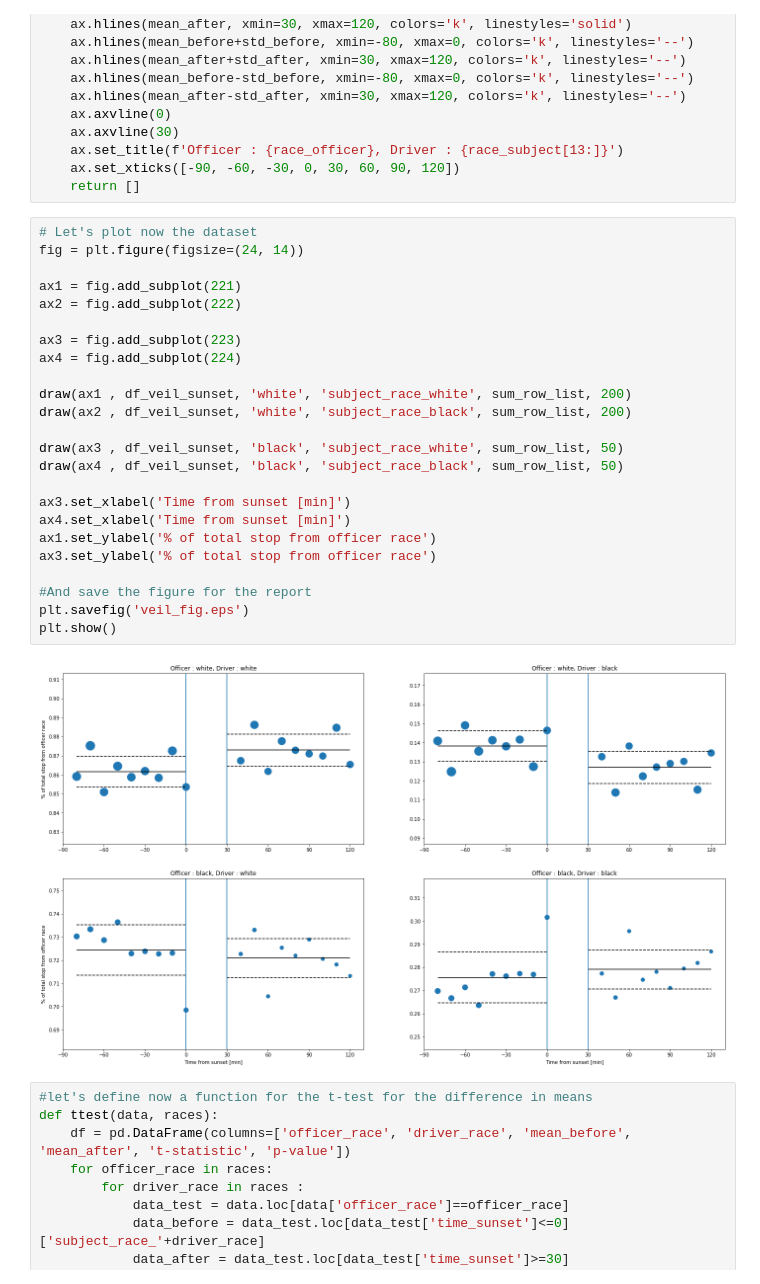
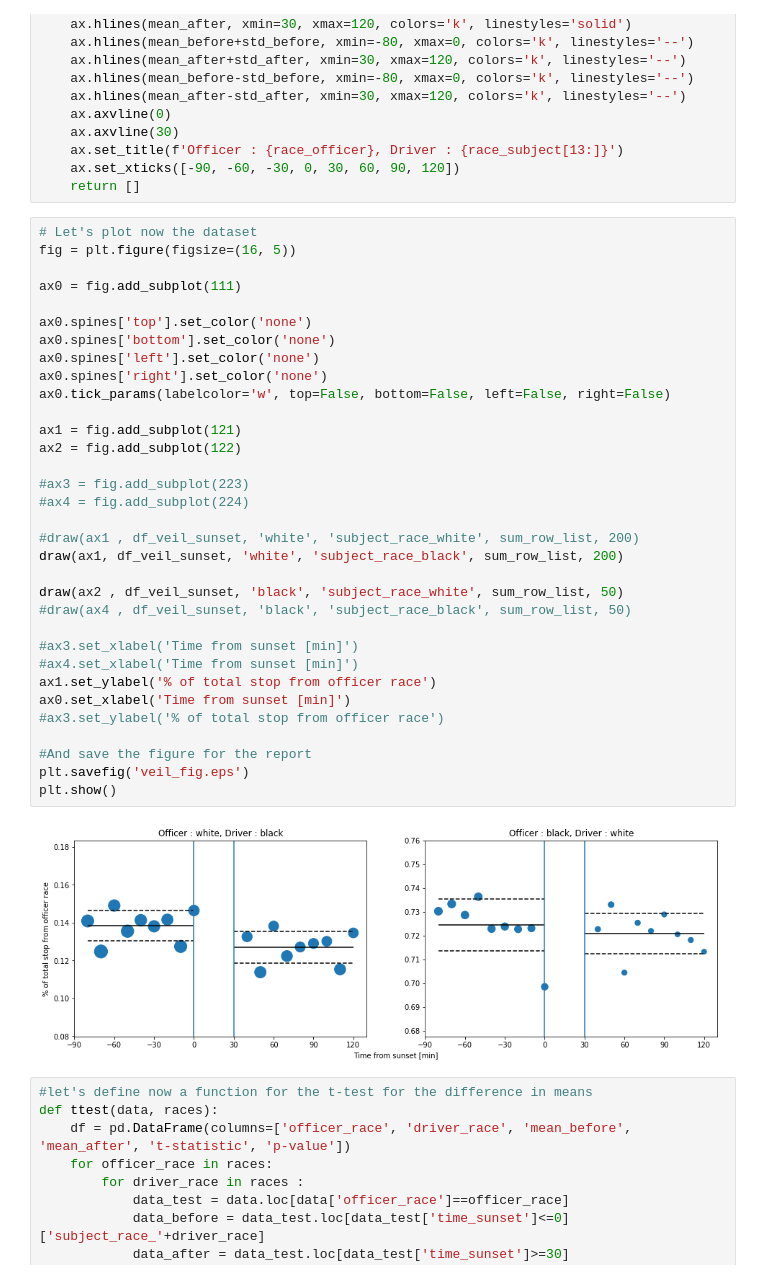
Before and after one commit to epfl-ada/ada-2020-project-milestone-p3-p3_adahn, a Jupyter notebook: extension.ipynb, the cells around one changed output. Saved outputs shown, nothing was run; the diff lists cells and outputs as text.

```diff
--- a/extension.ipynb
+++ b/extension.ipynb
@@ -403,30 +393,39 @@ def draw(ax, df, race_officer, race_subject, sum_row_list, size) :
     return []
 # %%
 # Let's plot now the dataset
-fig = plt.figure(figsize=(24, 14))
+fig = plt.figure(figsize=(16, 5))
 
-ax1 = fig.add_subplot(221)
-ax2 = fig.add_subplot(222)
+ax0 = fig.add_subplot(111)
 
-ax3 = fig.add_subplot(223)
-ax4 = fig.add_subplot(224)
+ax0.spines['top'].set_color('none')
+ax0.spines['bottom'].set_color('none')
+ax0.spines['left'].set_color('none')
+ax0.spines['right'].set_color('none')
+ax0.tick_params(labelcolor='w', top=False, bottom=False, left=False, right=False)
 
-draw(ax1 , df_veil_sunset, 'white', 'subject_race_white', sum_row_list, 200)
-draw(ax2 , df_veil_sunset, 'white', 'subject_race_black', sum_row_list, 200)
+ax1 = fig.add_subplot(121)
+ax2 = fig.add_subplot(122)
 
-draw(ax3 , df_veil_sunset, 'black', 'subject_race_white', sum_row_list, 50)
-draw(ax4 , df_veil_sunset, 'black', 'subject_race_black', sum_row_list, 50)
+#ax3 = fig.add_subplot(223)
+#ax4 = fig.add_subplot(224)
 
-ax3.set_xlabel('Time from sunset [min]')
-ax4.set_xlabel('Time from sunset [min]')
+#draw(ax1 , df_veil_sunset, 'white', 'subject_race_white', sum_row_list, 200)
+draw(ax1, df_veil_sunset, 'white', 'subject_race_black', sum_row_list, 200)
+
+draw(ax2 , df_veil_sunset, 'black', 'subject_race_white', sum_row_list, 50)
+#draw(ax4 , df_veil_sunset, 'black', 'subject_race_black', sum_row_list, 50)
+
+#ax3.set_xlabel('Time from sunset [min]')
+#ax4.set_xlabel('Time from sunset [min]')
 ax1.set_ylabel('% of total stop from officer race')
-ax3.set_ylabel('% of total stop from officer race')
+ax0.set_xlabel('Time from sunset [min]')
+#ax3.set_ylabel('% of total stop from officer race')
 
 #And save the figure for the report
 plt.savefig('veil_fig.eps')
 plt.show()
 # %% [output]
-[figure, old version]
+[figure, new version]
 # %%
 #let's define now a function for the t-test for the difference in means
 def ttest(data, races):
```
Also changed, not shown: parts of 35 cells of this notebook.
